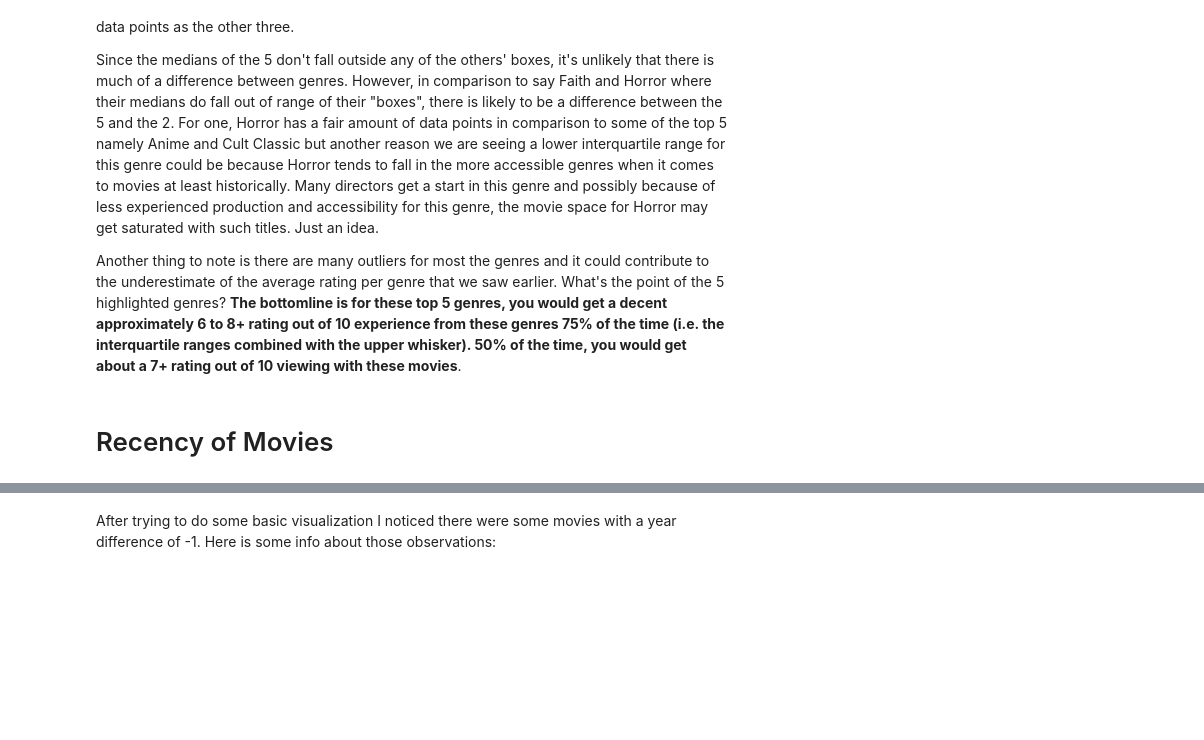
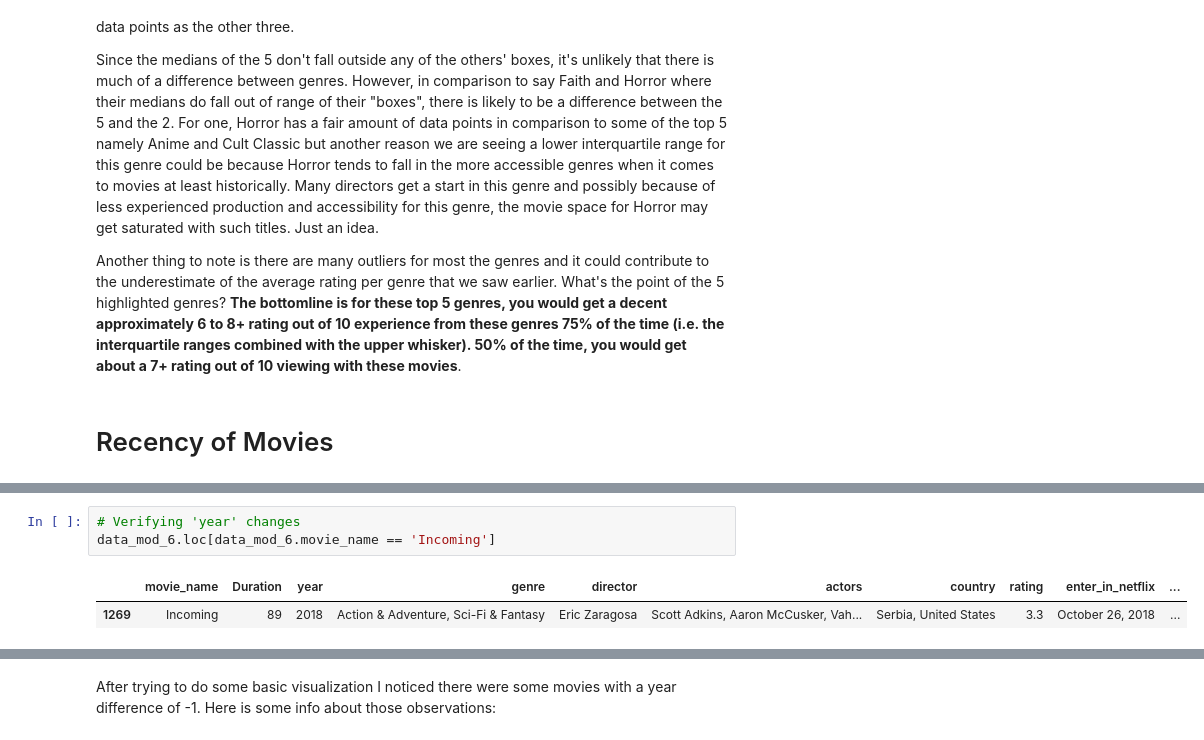
Before and after one commit to Kristian-Abad/Netflix-Movies-Project, a Jupyter notebook: Netflix_Movies.ipynb, the cells around one changed output, grey strips where cells are left out. Cells and saved outputs as stored; diff of their text form; blank space fills up the shorter version.

```diff
--- a/Netflix_Movies.ipynb
+++ b/Netflix_Movies.ipynb
@@ -594,0 +638,6 @@ Here I would like to see how recent Netflix movies are or more specifically what
+# %%
+# Verifying 'year' changes
+data_mod_6.loc[data_mod_6.movie_name == 'Incoming']
+# %% [output]
+|  | movie_name | Duration | year | genre | director | actors | country | rating | enter_in_netflix | ... |
+| 1269 | Incoming | 89 | 2018 | Action & Adventure, Sci-Fi & Fantasy | Eric Zaragosa | Scott Adkins, Aaron McCusker, Vah... | Serbia, United States | 3.3 | October 26, 2018 | ... |
```
Also changed, not shown: parts of 29 cells of this notebook.
